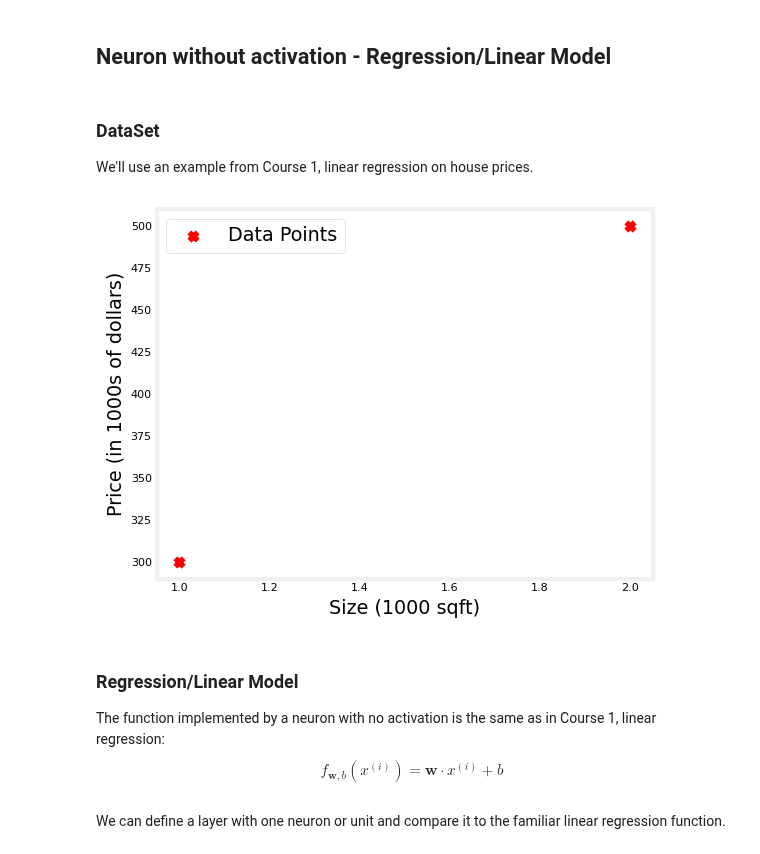
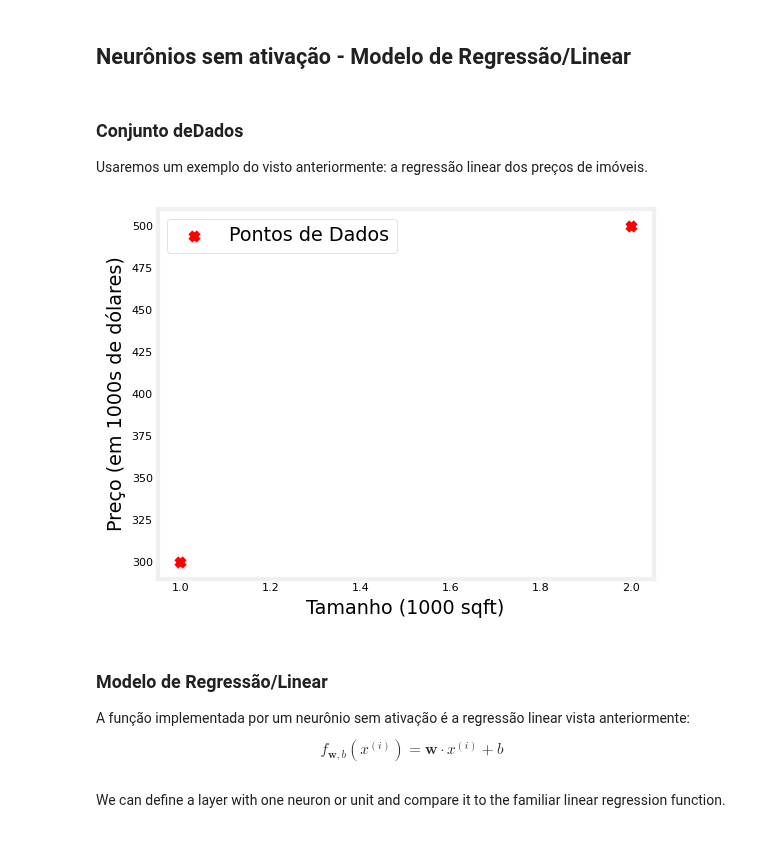
Before and after one commit to fabiobento/dnn-course-2024-1, a Jupyter notebook: 00_course_folder/nn_adv/class_01/Laboratórios/C2_W1_Lab01_Neurons_and_Layers.ipynb, the cells around one changed output. Cells and saved outputs as stored; diff of their text form; code cells hidden in the pictures.

Commit message:
neuronios e camadas

```diff
--- a/00_course_folder/nn_adv/class_01/Laboratórios/C2_W1_Lab01_Neurons_and_Layers.ipynb
+++ b/00_course_folder/nn_adv/class_01/Laboratórios/C2_W1_Lab01_Neurons_and_Layers.ipynb
@@ -36,26 +51,26 @@ plt.style.use('./deeplearning.mplstyle')
 import logging
 logging.getLogger("tensorflow").setLevel(logging.ERROR)
 tf.autograph.set_verbosity(0)
-# %% [markdown]
-## Neuron without activation - Regression/Linear Model
-# %% [markdown]
-### DataSet
-We'll use an example from Course 1, linear regression on house prices.
+# %% [markdown]
+## Neurônios sem ativação - Modelo de Regressão/Linear
+# %% [markdown]
+### Conjunto deDados
+Usaremos um exemplo do visto anteriormente: a regressão linear dos preços de imóveis.
 # %%
-X_train = np.array([[1.0], [2.0]], dtype=np.float32)           #(size in 1000 square feet)
-Y_train = np.array([[300.0], [500.0]], dtype=np.float32)       #(price in 1000s of dollars)
+X_train = np.array([[1.0], [2.0]], dtype=np.float32)           #(tamanha em 1000 de pés quadrados)
+Y_train = np.array([[300.0], [500.0]], dtype=np.float32)       #(preço em 1000s de dólares)
 
 fig, ax = plt.subplots(1,1)
-ax.scatter(X_train, Y_train, marker='x', c='r', label="Data Points")
+ax.scatter(X_train, Y_train, marker='x', c='r', label="Pontos de Dados")
 ax.legend( fontsize='xx-large')
-ax.set_ylabel('Price (in 1000s of dollars)', fontsize='xx-large')
-ax.set_xlabel('Size (1000 sqft)', fontsize='xx-large')
+ax.set_ylabel('Preço (em 1000s de dólares)', fontsize='xx-large')
+ax.set_xlabel('Tamanho (1000 sqft)', fontsize='xx-large')
 plt.show()
 # %% [output]
-[figure, old version]
+[figure, new version]
 # %% [markdown]
-### Regression/Linear Model
-The function implemented by a neuron with no activation is the same as in Course 1, linear regression:
+### Modelo de Regressão/Linear
+A função implementada por um neurônio sem ativação é a regressão linear vista anteriormente:
 $$ f_{\mathbf{w},b}(x^{(i)}) = \mathbf{w}\cdot x^{(i)} + b \tag{1}$$
 # %% [markdown]
 We can define a layer with one neuron or unit and compare it to the familiar linear regression function.
```
Also changed, not shown: parts of 5 cells of this notebook, 1 other file.
